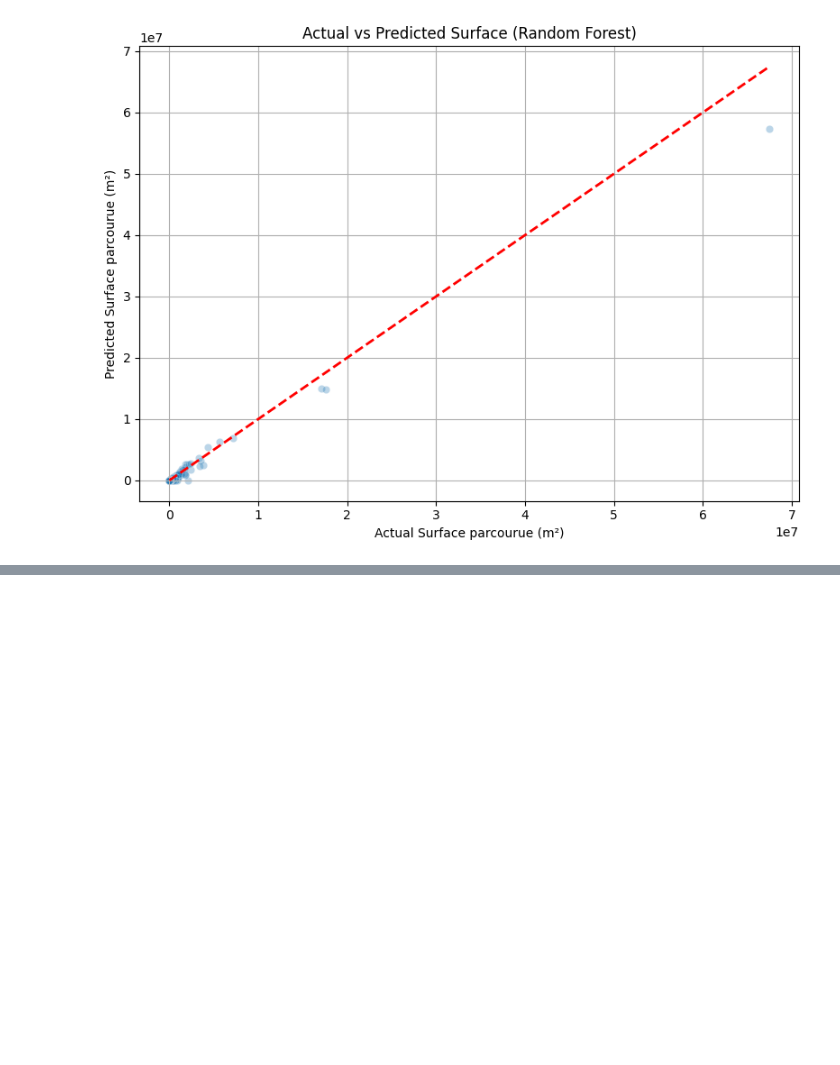
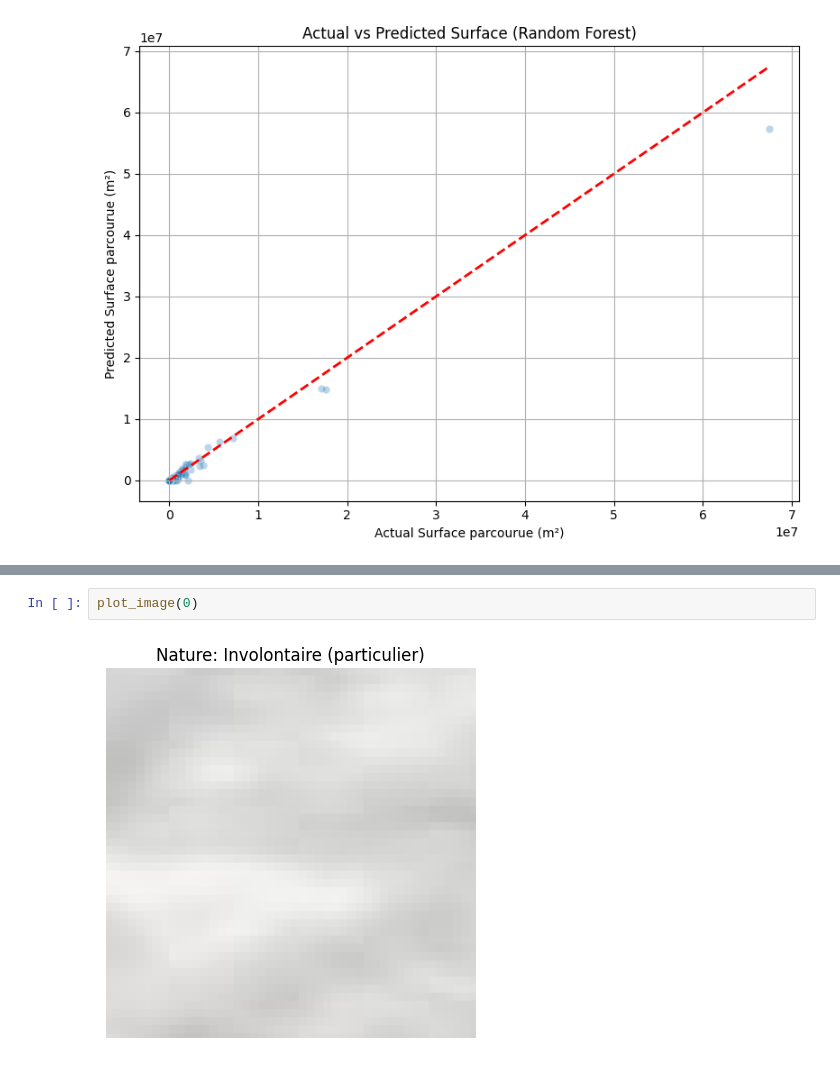
Before and after one commit to AntoineD01/Forest-Fire-Prediction, a Jupyter notebook: Forest-fire-prediction.ipynb, the cells around one changed output, grey strips where cells are left out. Saved outputs shown, nothing was run; the diff lists cells and outputs as text; blank space fills up the shorter version.

```diff
--- a/Forest-fire-prediction.ipynb
+++ b/Forest-fire-prediction.ipynb
@@ -583,0 +393,4 @@ FileNotFoundError: [WinError 3] Le chemin d’accès spécifié est introuvable:
+# %%
+plot_image(0)
+# %% [output]
+[figure, added]
```
Also changed, not shown: parts of 21 cells of this notebook.
